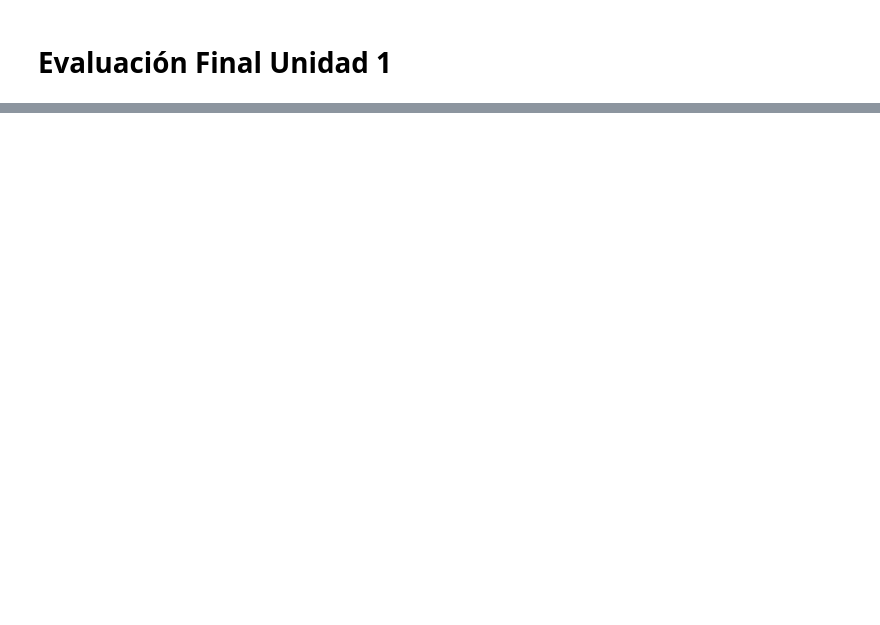
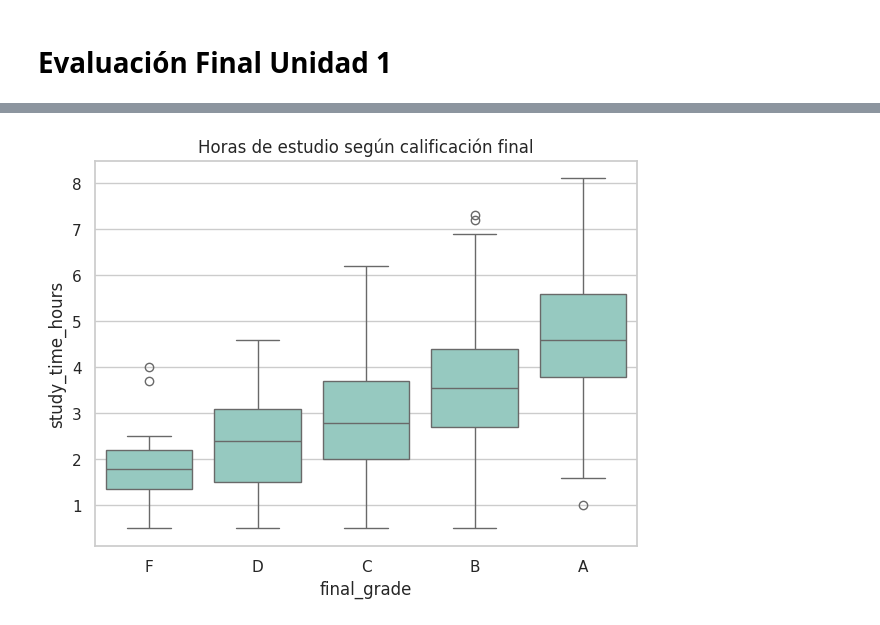
Before and after one commit to asndjkasdnjkasdjnkasdj/-Lab01_EDA_Azocar_Benjamin, a Jupyter notebook: Benjamin_Azocar_Evaluacion1.ipynb, the cells around one changed output, grey strips where cells are left out. Cells and saved outputs as stored; diff of their text form; code cells hidden in the pictures; blank space fills up the shorter version.

```diff
--- a/Benjamin_Azocar_Evaluacion1.ipynb
+++ b/Benjamin_Azocar_Evaluacion1.ipynb
@@ -49,0 +182,7 @@ Autor: Harshada Patil
+# %%
+plt.figure(figsize=(7,5))
+sns.boxplot(data=df, x='final_grade', order=orden, y='study_time_hours', color="#8ED1C6")
+plt.title("Horas de estudio según calificación final")
+plt.show()
+# %% [output]
+[figure, added]
```
Also changed, not shown: parts of 35 cells of this notebook.
